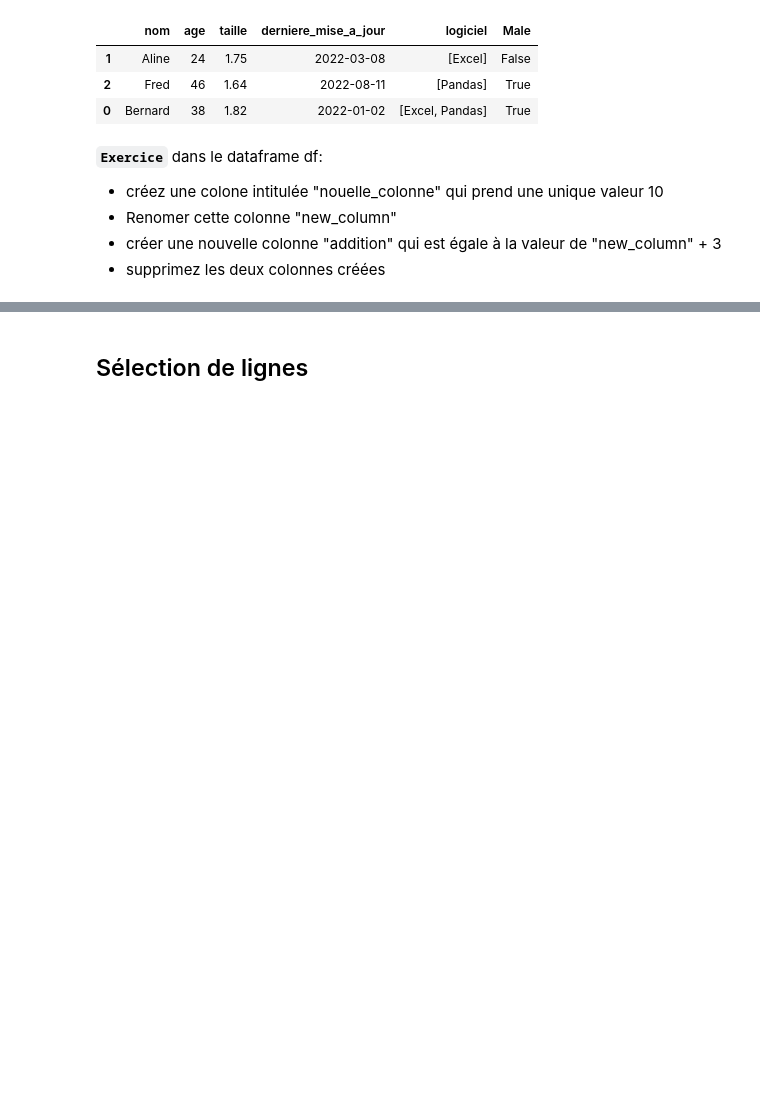
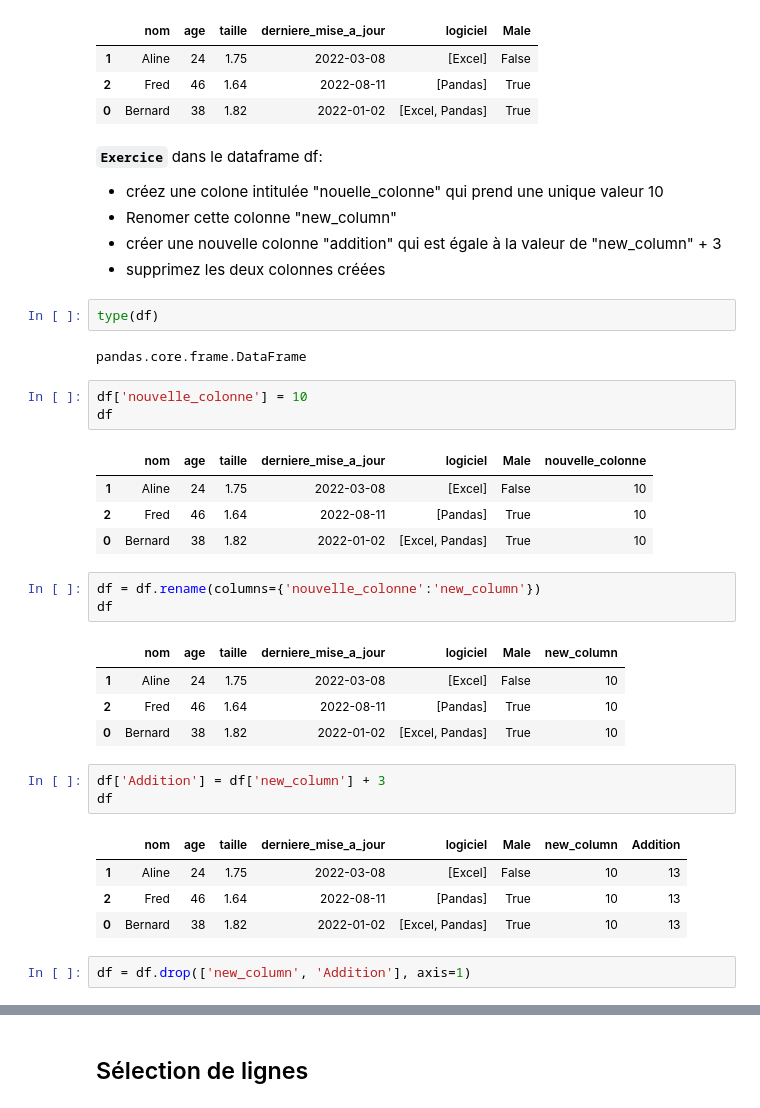
Before and after one commit to 955928/date_engineer_week_brief, a Jupyter notebook: cours/5-2-Pandas.ipynb, the cells around one changed output, grey strips where cells are left out. Drawn from its saved outputs; the diff is of its cells as text; blank space fills up the shorter version.

Commit message:
Completed second exercice in creating,modifying and deleting columns

```diff
--- a/cours/5-2-Pandas.ipynb
+++ b/cours/5-2-Pandas.ipynb
@@ -317,3 +317,33 @@ dans le dataframe df:
 - Renomer cette colonne "new_column"
 - créer une nouvelle colonne  "addition" qui est égale à la valeur de "new_column" + 3
 - supprimez les deux colonnes créées
+# %%
+type(df)
+# %% [output]
+pandas.core.frame.DataFrame
+# %%
+df['nouvelle_colonne'] = 10
+df
+# %% [output]
+|  | nom | age | taille | derniere_mise_a_jour | logiciel | Male | nouvelle_colonne |
+| 1 | Aline | 24 | 1.75 | 2022-03-08 | [Excel] | False | 10 |
+| 2 | Fred | 46 | 1.64 | 2022-08-11 | [Pandas] | True | 10 |
+| 0 | Bernard | 38 | 1.82 | 2022-01-02 | [Excel, Pandas] | True | 10 |
+# %%
+df = df.rename(columns={'nouvelle_colonne':'new_column'})
+df
+# %% [output]
+|  | nom | age | taille | derniere_mise_a_jour | logiciel | Male | new_column |
+| 1 | Aline | 24 | 1.75 | 2022-03-08 | [Excel] | False | 10 |
+| 2 | Fred | 46 | 1.64 | 2022-08-11 | [Pandas] | True | 10 |
+| 0 | Bernard | 38 | 1.82 | 2022-01-02 | [Excel, Pandas] | True | 10 |
+# %%
+df['Addition'] = df['new_column'] + 3
+df
+# %% [output]
+|  | nom | age | taille | derniere_mise_a_jour | logiciel | Male | new_column | Addition |
+| 1 | Aline | 24 | 1.75 | 2022-03-08 | [Excel] | False | 10 | 13 |
+| 2 | Fred | 46 | 1.64 | 2022-08-11 | [Pandas] | True | 10 | 13 |
+| 0 | Bernard | 38 | 1.82 | 2022-01-02 | [Excel, Pandas] | True | 10 | 13 |
+# %%
+df = df.drop(['new_column', 'Addition'], axis=1)
```
Also changed, not shown: parts of 1 cell of this notebook.
